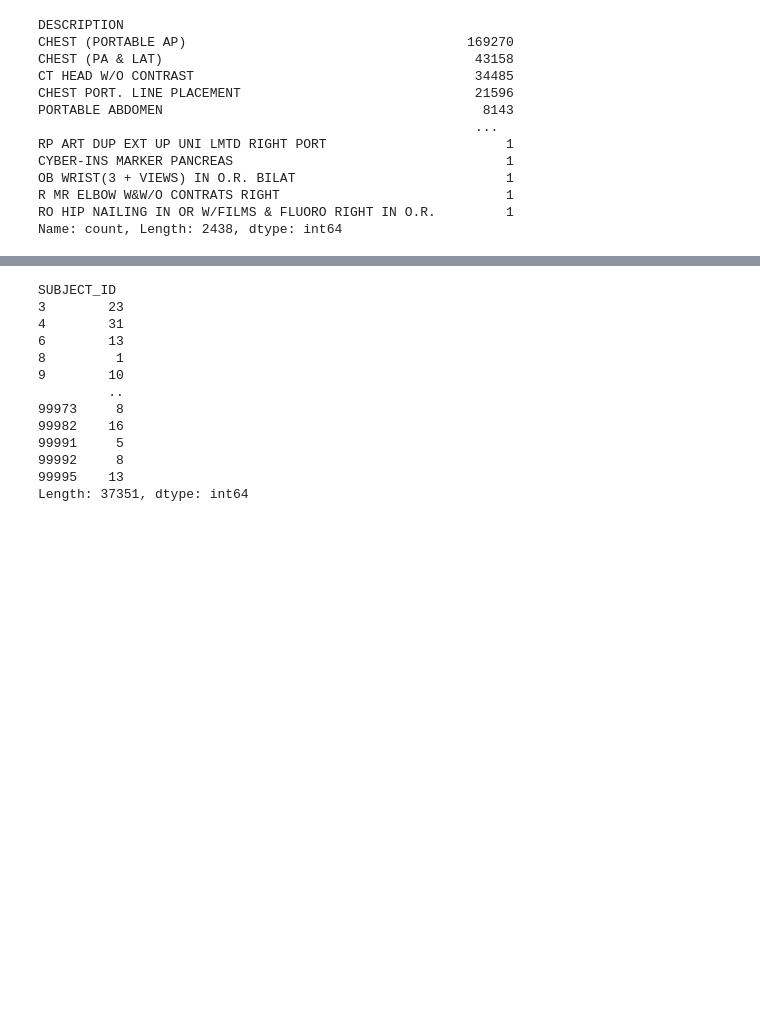
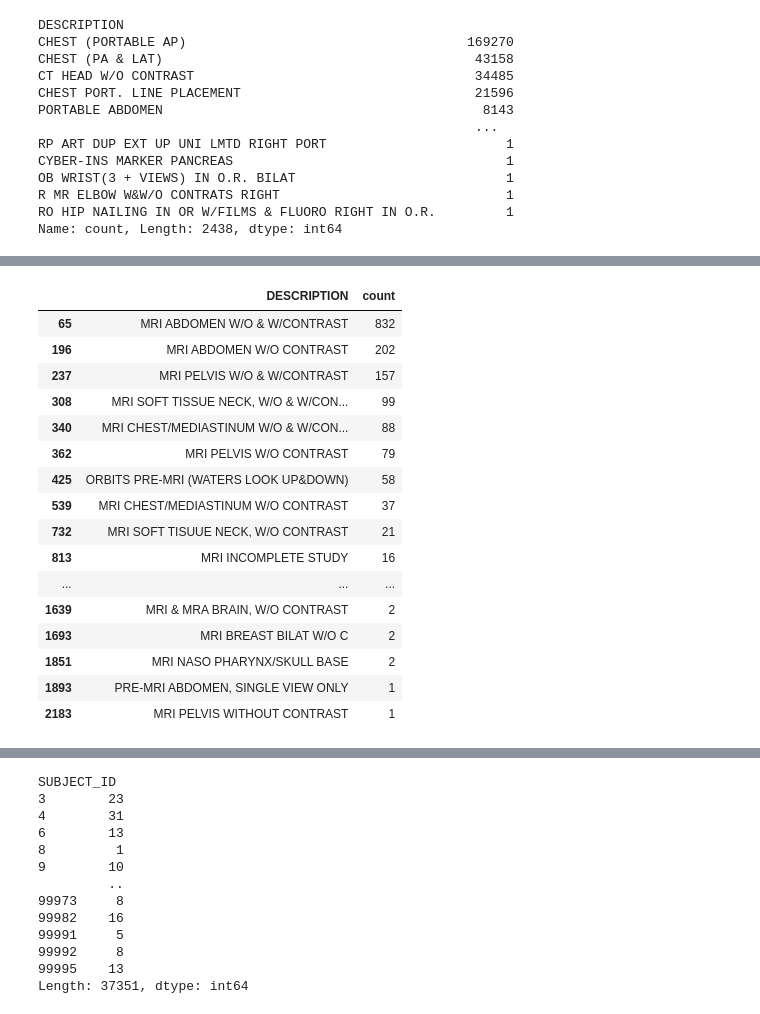
Before and after one commit to hashansl/cosc-526-data-engineering-project, a Jupyter notebook: test_data.ipynb, the cells around one changed output, grey strips where cells are left out. Saved outputs shown, nothing was run; the diff lists cells and outputs as text; code cells hidden in the pictures; blank space fills up the shorter version.

```diff
--- a/test_data.ipynb
+++ b/test_data.ipynb
@@ -107,0 +145,21 @@ Name: count, dtype: int64
+# %%
+mask = df_radiology_procedures['DESCRIPTION'].str.contains('MRI')
+df_radiology_procedures[mask]
+# %% [output]
+|  | DESCRIPTION | count |
+| 65 | MRI ABDOMEN W/O & W/CONTRAST | 832 |
+| 196 | MRI ABDOMEN W/O CONTRAST | 202 |
+| 237 | MRI PELVIS W/O & W/CONTRAST | 157 |
+| 308 | MRI SOFT TISSUE NECK, W/O & W/CON... | 99 |
+| 340 | MRI CHEST/MEDIASTINUM W/O & W/CON... | 88 |
+| 362 | MRI PELVIS W/O CONTRAST | 79 |
+| 425 | ORBITS PRE-MRI (WATERS LOOK UP&DOWN) | 58 |
+| 539 | MRI CHEST/MEDIASTINUM W/O CONTRAST | 37 |
+| 732 | MRI SOFT TISUUE NECK, W/O CONTRAST | 21 |
+| 813 | MRI INCOMPLETE STUDY | 16 |
+| ... | ... | ... |
+| 1639 | MRI & MRA BRAIN, W/O CONTRAST | 2 |
+| 1693 | MRI BREAST BILAT W/O C | 2 |
+| 1851 | MRI NASO PHARYNX/SKULL BASE | 2 |
+| 1893 | PRE-MRI ABDOMEN, SINGLE VIEW ONLY | 1 |
+| 2183 | MRI PELVIS WITHOUT CONTRAST | 1 |
```
Also changed, not shown: parts of 8 cells of this notebook.
